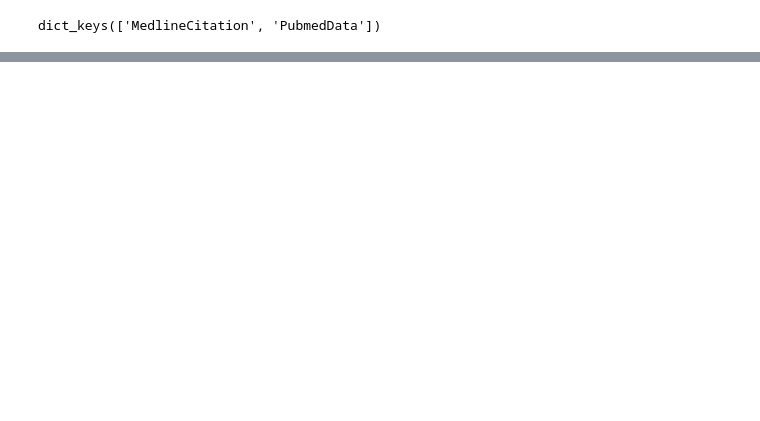
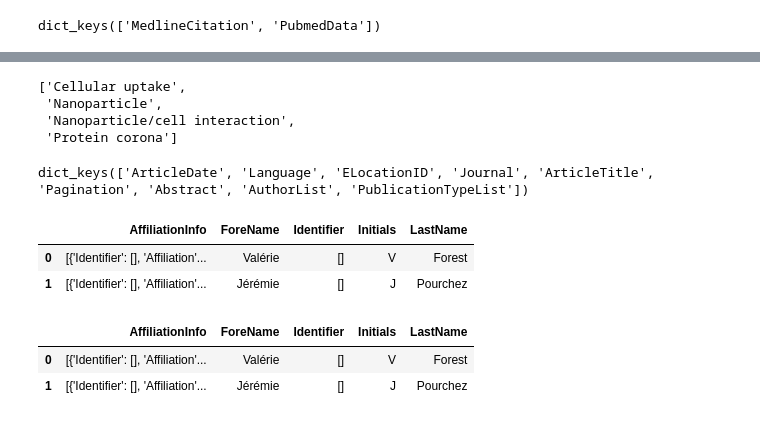
Before and after one commit to junswj/paper_start, a Jupyter notebook: paper_get.ipynb, the cells around one changed output, grey strips where cells are left out. Saved outputs shown, nothing was run; the diff lists cells and outputs as text; code cells hidden in the pictures; blank space fills up the shorter version.

Commit message:
affiliation

```diff
--- a/paper_get.ipynb
+++ b/paper_get.ipynb
@@ -83,3 +83,26 @@ pprint.pprint(papers['PubmedArticle'][0]['MedlineCitation'])
  'OtherID': [],
  'PMID': StringElement('27770966', attributes={'Version': '1'}),
  'SpaceFlightMission': []}
+# %%
+[str(i) for i in papers['PubmedArticle'][0]['MedlineCitation']['KeywordList'][0]]
+# %% [output]
+['Cellular uptake',
+ 'Nanoparticle',
+ 'Nanoparticle/cell interaction',
+ 'Protein corona']
+# %%
+papers['PubmedArticle'][0]['MedlineCitation']['Article'].keys()
+# %% [output]
+dict_keys(['ArticleDate', 'Language', 'ELocationID', 'Journal', 'ArticleTitle', 'Pagination', 'Abstract', 'AuthorList', 'PublicationTypeList'])
+# %%
+pd.DataFrame([dict(i) for i in papers['PubmedArticle'][0]['MedlineCitation']['Article']['AuthorList']])
+# %% [output]
+|  | AffiliationInfo | ForeName | Identifier | Initials | LastName |
+| 0 | [{'Identifier': [], 'Affiliation'... | Valérie | [] | V | Forest |
+| 1 | [{'Identifier': [], 'Affiliation'... | Jérémie | [] | J | Pourchez |
+# %%
+pd.DataFrame(papers['PubmedArticle'][0]['MedlineCitation']['Article']['AuthorList'])
+# %% [output]
+|  | AffiliationInfo | ForeName | Identifier | Initials | LastName |
+| 0 | [{'Identifier': [], 'Affiliation'... | Valérie | [] | V | Forest |
+| 1 | [{'Identifier': [], 'Affiliation'... | Jérémie | [] | J | Pourchez |
```
Also changed, not shown: parts of 6 cells of this notebook.
